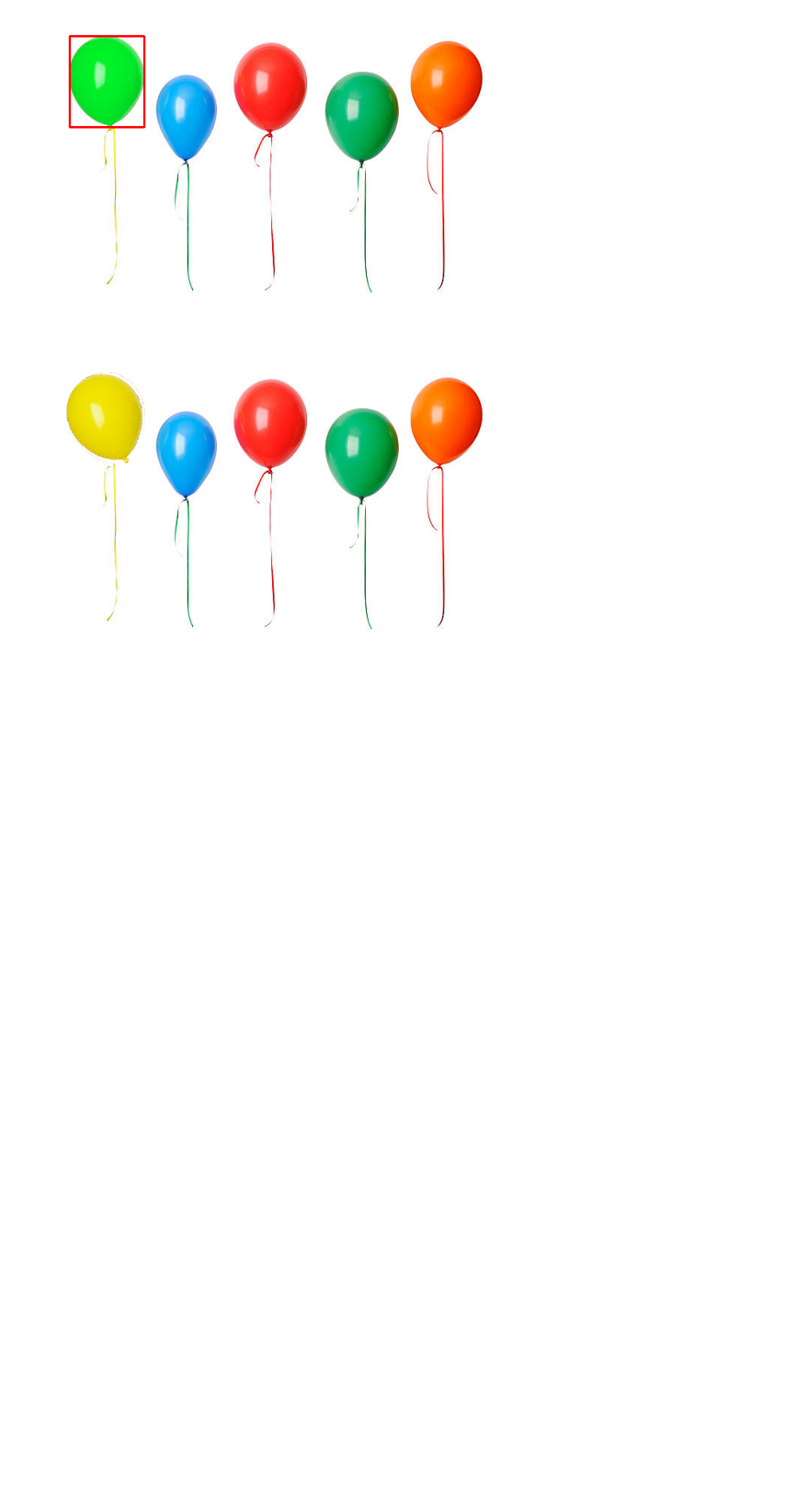
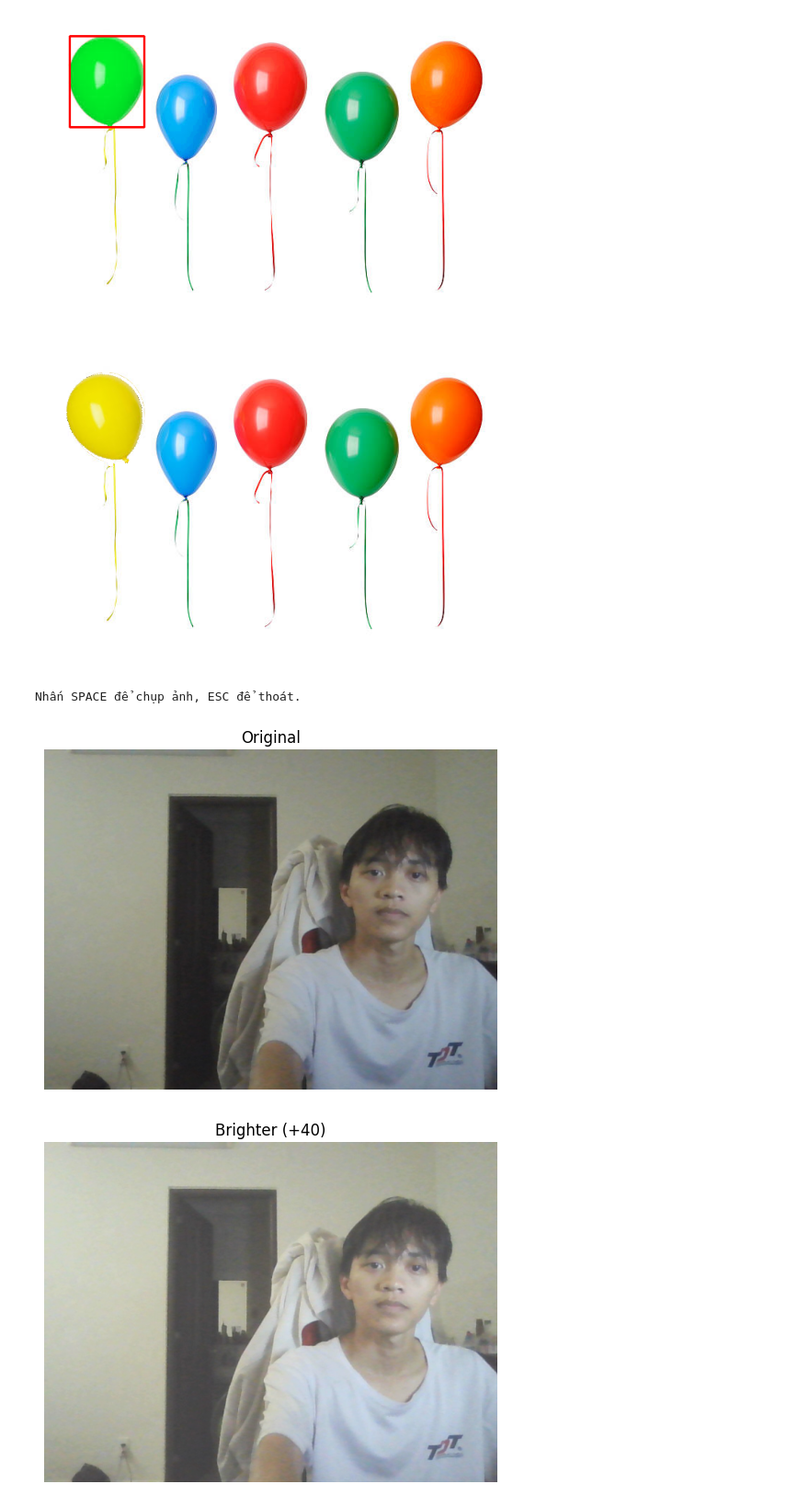
Before and after one commit to vanha2301/TDTU, a Jupyter notebook: HK1-2025-2026/Digital-Image-Processing/Practice/Lab2/52400185.ipynb, the cells around one changed output. Shown at 92% size. Drawn from its saved outputs; the diff is of its cells as text; code cells hidden in the pictures; blank space fills up the shorter version.

```diff
--- a/HK1-2025-2026/Digital-Image-Processing/Practice/Lab2/52400185.ipynb
+++ b/HK1-2025-2026/Digital-Image-Processing/Practice/Lab2/52400185.ipynb
@@ -475,3 +475,51 @@ plt.imshow(cv2.cvtColor(result, cv2.COLOR_BGR2RGB)); plt.axis("off"); plt.show()
 # cv2.imshow("q7", result); cv2.waitKey(0); cv2.destroyAllWindows()
 # %% [output]
 [figure]
+# %%
+import cv2
+import numpy as np
+
+# 1) Mở webcam
+cap = cv2.VideoCapture(0)             # nếu không lên, thử 1 hoặc 2
+if not cap.isOpened():
+    raise RuntimeError("Không mở được webcam")
+
+print("Nhấn SPACE để chụp ảnh, ESC để thoát.")
+img = None
+while True:
+    ok, frame = cap.read()
+    if not ok: break
+    cv2.imshow("Webcam", frame)
+    k = cv2.waitKey(1) & 0xFF
+    if k == 27:  # ESC
+        cap.release(); cv2.destroyAllWindows()
+        raise SystemExit
+    if k == 32:  # SPACE
+        img = frame.copy()
+        break
+
+cap.release()
+cv2.destroyAllWindows()
+
+# 2) Tăng độ sáng (brightness)
+alpha = 1.0   # giữ nguyên contrast
+beta  = 40    # +40 brightness (tăng hoặc giảm tùy bạn)
+brighter = cv2.convertScaleAbs(img, alpha=alpha, beta=beta)
+
+# 3) Hiển thị và lưu
+side = np.hstack([img, brighter])
+cv2.imshow("Original | Brighter (+40)", side)
+cv2.imwrite("face_original.png", img)
+cv2.imwrite("face_brighter.png", brighter)
+cv2.waitKey(0)
+cv2.destroyAllWindows()
+
+import matplotlib.pyplot as plt
+
+plt.figure(); plt.imshow(cv2.cvtColor(img, cv2.COLOR_BGR2RGB)); plt.axis("off"); plt.title("Original")
+plt.figure(); plt.imshow(cv2.cvtColor(brighter, cv2.COLOR_BGR2RGB)); plt.axis("off"); plt.title("Brighter (+40)")
+plt.show()
+# %% [output]
+Nhấn SPACE để chụp ảnh, ESC để thoát.
+[figure, added]
+[figure, added]
```
Also changed, not shown: parts of 4 cells of this notebook, 16 other files.
